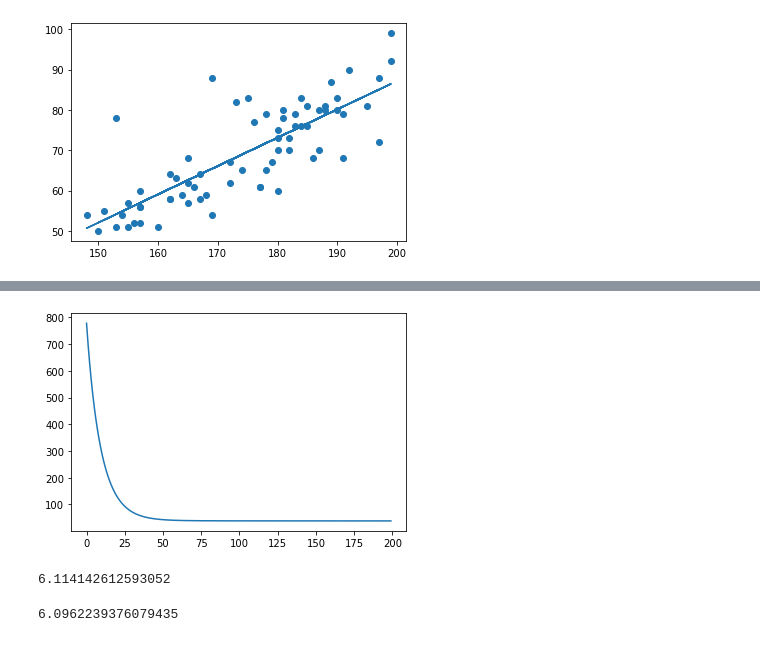
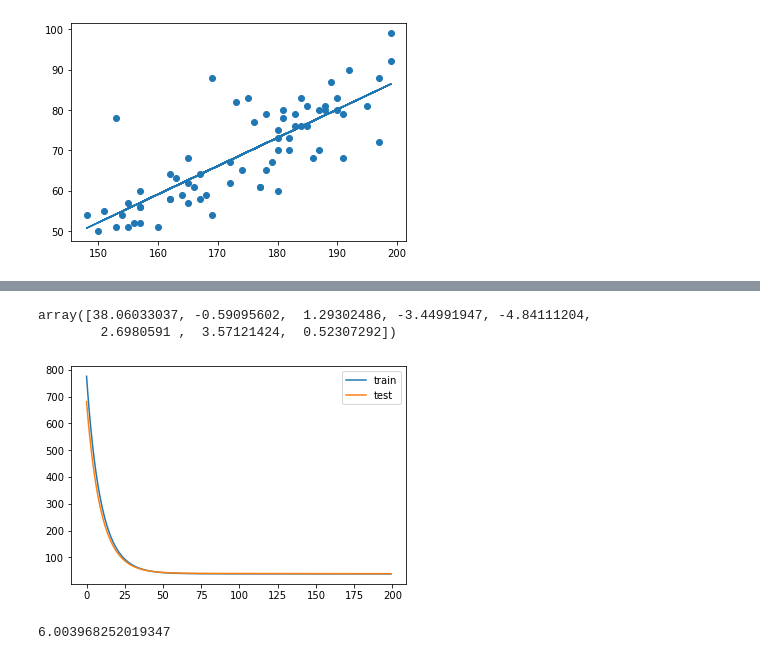
Before and after one commit to Davidyao99/machine-learning-basic, a Jupyter notebook: Linear Regression.ipynb, the cells around one changed output, grey strips where cells are left out. Cells and saved outputs as stored; diff of their text form; code cells hidden in the pictures.

Commit message:
Improved Linear Regression

```diff
--- a/Linear Regression.ipynb
+++ b/Linear Regression.ipynb
@@ -13,18 +23,25 @@ def calculate_cost(theta, X, y): # theta is dimensions n x 1, X is dimensions m
 # %%
-def calculate_grad(theta, X, y): # theta is dimensions n x 1, X is dimensions m x n, y is dimensions m x 1
+def calculate_grad(theta, X, y, lbd): # theta is dimensions n x 1, X is dimensions m x n, y is dimensions m x 1
     m = X.shape[0]
-    grad = np.matmul(np.matmul(X,theta.transpose()) - y,X) # vectorized implementation of gradient
+    grad = (1/m)*(np.matmul(np.matmul(X,theta.transpose()) - y,X) + lbd*theta) # vectorized implementation of gradient
+    grad[0] -= (1/m)*lbd*theta[0] # theta_zero is not regularized
     return grad
 # %%
-def linear_reg(X_train, y_train, alpha, iterations): # X is dimensions m x n, y is dimensions m x 1, alpha is learning rate
+def linear_reg(X_train, y_train, alpha, lbd, iterations, X_test=None, y_test=None): # X is dimensions m x n, y is dimensions m x 1, alpha is learning rate
     theta = np.random.rand(X_train.shape[1]) # randomly initiates weights
     m = X_train.shape[0]
     costs_train = []
+    costs_test = []
     for i in range(iterations):
-        costs_train.append(calculate_cost(theta, X_train, y_train))
-        theta -= alpha * (1/m)*calculate_grad(theta, X_train ,y_train)
+        costs_train.append(calculate_cost(theta, X_train, y_train, lbd))
+        theta -= alpha * calculate_grad(theta, X_train ,y_train, lbd)
+        if (X_test is not None and y_test is not None):
+            costs_test.append(calculate_cost(theta, X_test, y_test, lbd))
     x_graph = np.arange(0,iterations,1);
-    plt.plot(x_graph,costs_train)
+    plt.plot(x_graph,costs_train, label='train')
+    if (X_test is not None and y_test is not None):
+        plt.plot(x_graph,costs_test, label='test')
+    plt.legend()
     return theta
 # %%
 def predict(X,theta):
@@ -94,6 +111,5 @@ print(predict(np.array([1,height]),theta))
 # %%
 df = pd.read_csv("data/kaggle_real_estate_prices.csv",index_col=None)
-df = df.sample(frac=1).reset_index(drop=True) # shuffle data
 display(df)
 display(df.isnull().sum()) # check for nan values
 # %% [output]
@@ -143,16 +138,28 @@ display(X_train)
+# %%
+train=df.sample(frac=0.8,random_state=200) #random state is a seed value
+test=df.drop(train.index)
+
+train_x = train.loc[:,df.columns != "Y house price of unit area"]
+train_y = train.loc[:,"Y house price of unit area"]
+test_x = test.loc[:,df.columns != "Y house price of unit area"]
+test_y = test.loc[:,"Y house price of unit area"]
+
+train_mean = train_x.mean(axis=0) # mean normalization
+train_std = train_x.std(axis=0)
+train_x = normalize(train_x,train_mean ,train_std)
+test_x = normalize(test_x,train_mean ,train_std )
+
+train_x.insert(0, 'One', 1) # adding column of ones for theta that is independent of features
+test_x.insert(0, 'One', 1)
 # %%
-theta = linear_reg(X_train.values, y.values, 0.05, 200)
+theta = linear_reg(train_x.values, train_y.values, 0.05, 0, 200, test_x.values, test_y.values)
+theta
 # %% [output]
+array([38.06033037, -0.59095602,  1.29302486, -3.44991947, -4.84111204,
+        2.6980591 ,  3.57121424,  0.52307292])
-[figure, old version]
+[figure, new version]
 # %%
-pred = predict(X_train.values, theta)
-print(mean_absolute_error(pred,y))
+pred = predict(test_x.values, theta)
+print(mean_absolute_error(pred,test_y))
 # %% [output]
-6.114142612593052
+6.003968252019347
-# %%
-model = LinearRegression()
-model.fit(X_train, y)
-y_pred = model.predict(X_train)
-print(mean_absolute_error(y_pred,y))
-# %% [output]
-6.0962239376079435
```
Also changed, not shown: parts of 10 cells of this notebook.
